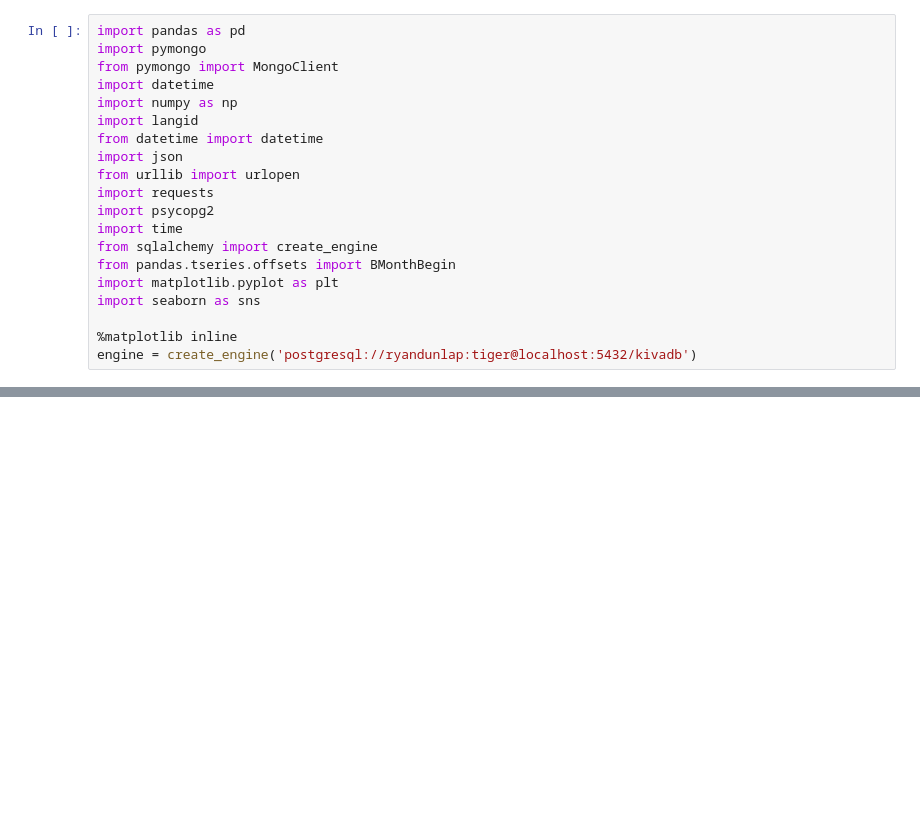
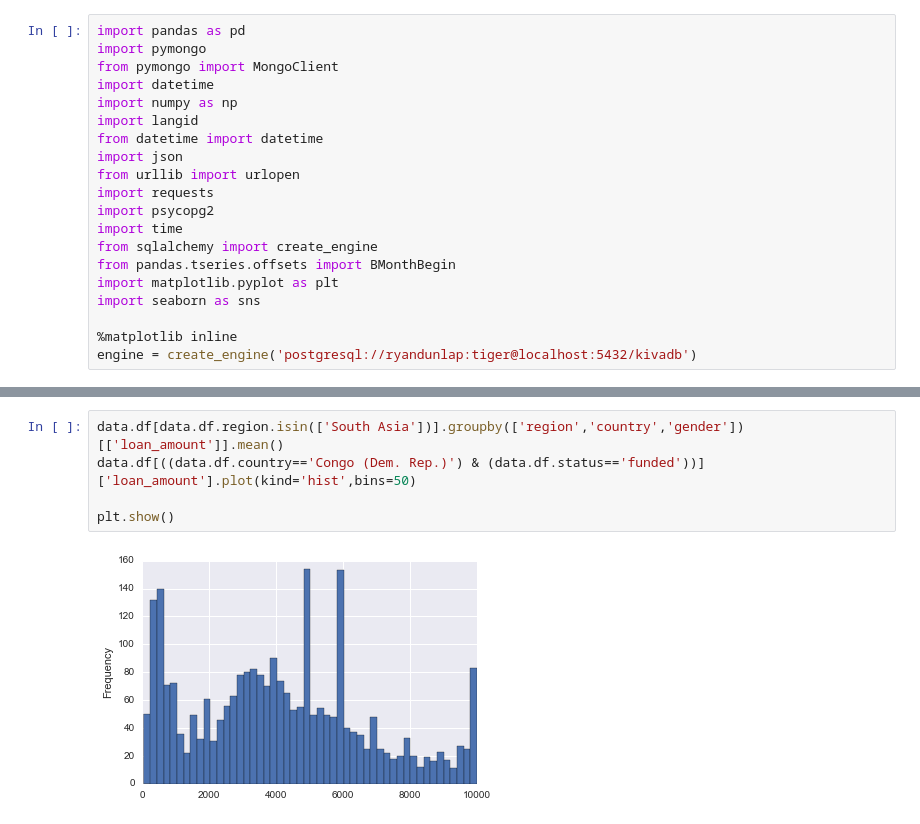
Before and after one commit to rddunlap23/DSI-Kiva-Capstone, a Jupyter notebook: Kiva - Capstone.ipynb, the cells around one changed output, grey strips where cells are left out. Saved outputs shown, nothing was run; the diff lists cells and outputs as text; blank space fills up the shorter version.

```diff
--- a/Kiva - Capstone.ipynb
+++ b/Kiva - Capstone.ipynb
@@ -287,0 +191,7 @@ my_pipeline.score(sample, sample.target)
+# %%
+data.df[data.df.region.isin(['South Asia'])].groupby(['region','country','gender'])[['loan_amount']].mean()
+data.df[((data.df.country=='Congo (Dem. Rep.)') & (data.df.status=='funded'))]['loan_amount'].plot(kind='hist',bins=50)
+
+plt.show()
+# %% [output]
+[figure, added]
```
Also changed, not shown: parts of 62 cells of this notebook.
